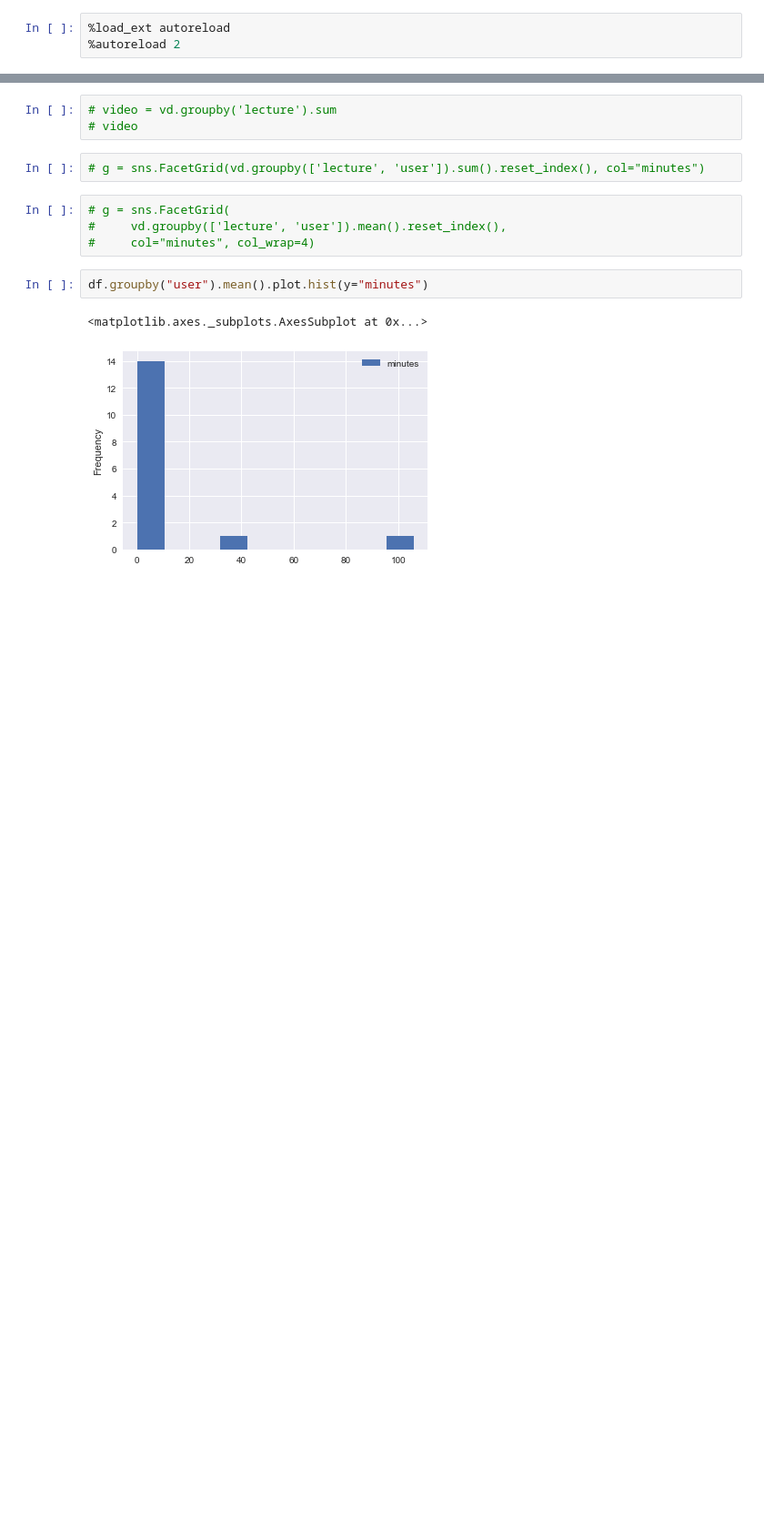
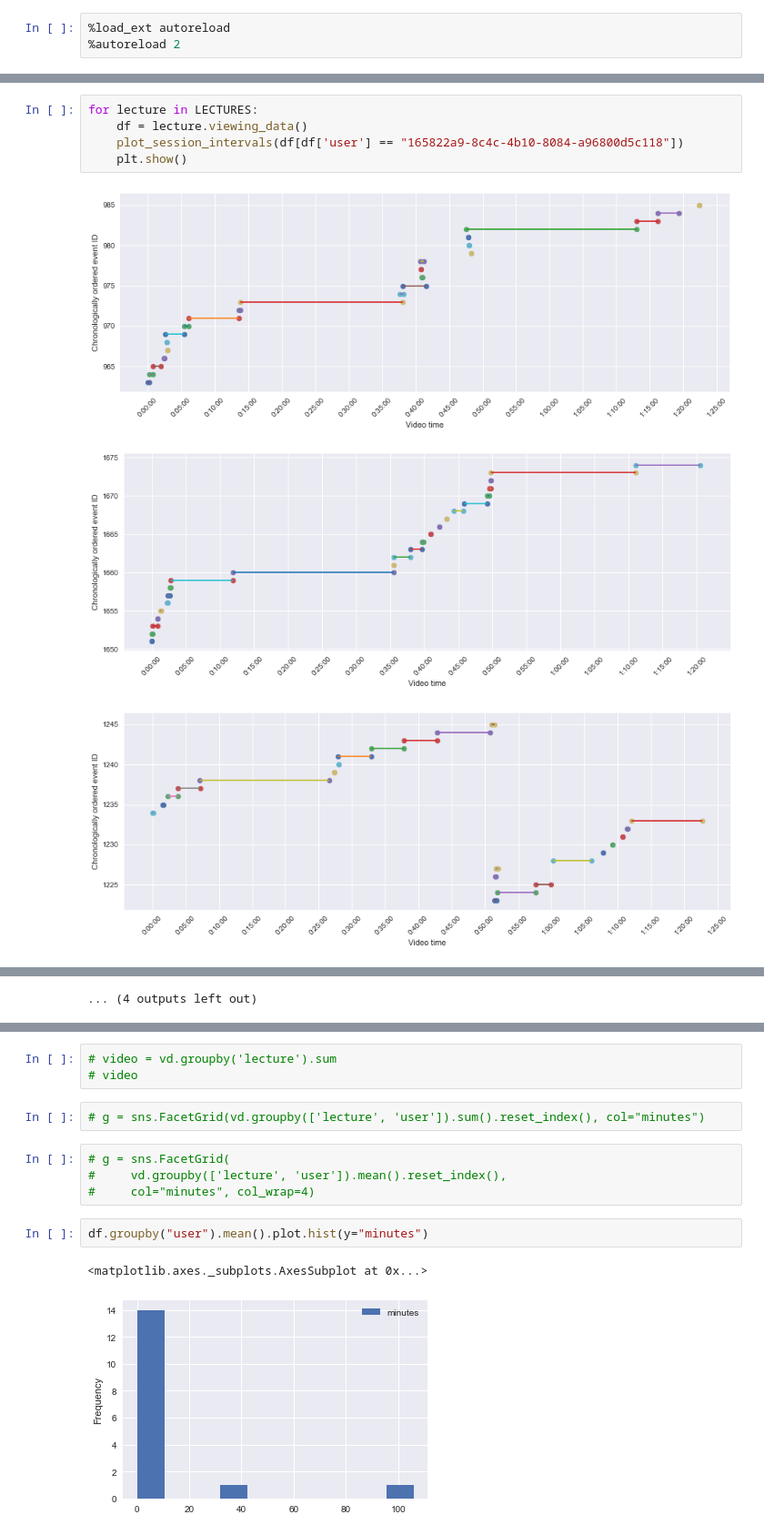
Before and after one commit to willcrichton/lecture-intelligence, a Jupyter notebook: notebooks/example-gili-changes.ipynb, the cells around one changed output, grey strips where cells are left out. Shown at 91% size. Drawn from its saved outputs; the diff is of its cells as text; blank space fills up the shorter version.

```diff
--- a/notebooks/example-gili-changes.ipynb
+++ b/notebooks/example-gili-changes.ipynb
@@ -58,0 +66,9 @@ for lecture in LECTURES:
+# %%
+for lecture in LECTURES:
+    df = lecture.viewing_data()
+    plot_session_intervals(df[df['user'] == "165822a9-8c4c-4b10-8084-a96800d5c118"])
+    plt.show()
+# %% [output]
+[figure, added]
+[figure, added]
+[figure, added]
@@ -58,0 +84 @@ for lecture in LECTURES:
+... (4 outputs left out)
```
Also changed, not shown: parts of 15 cells of this notebook, 1 other file.
